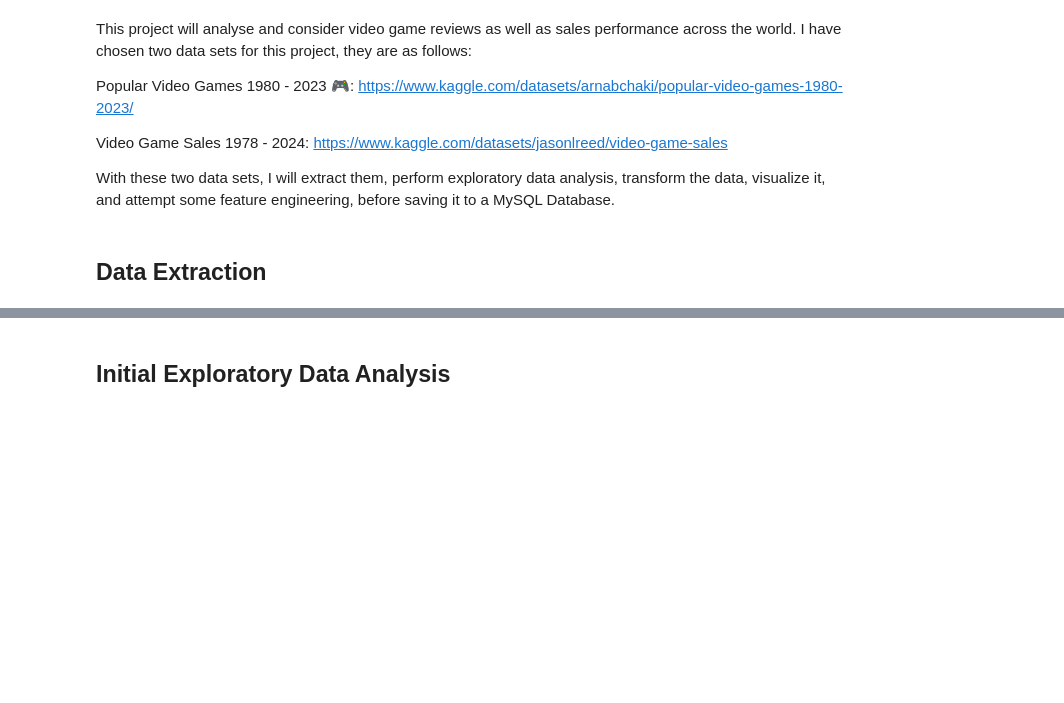
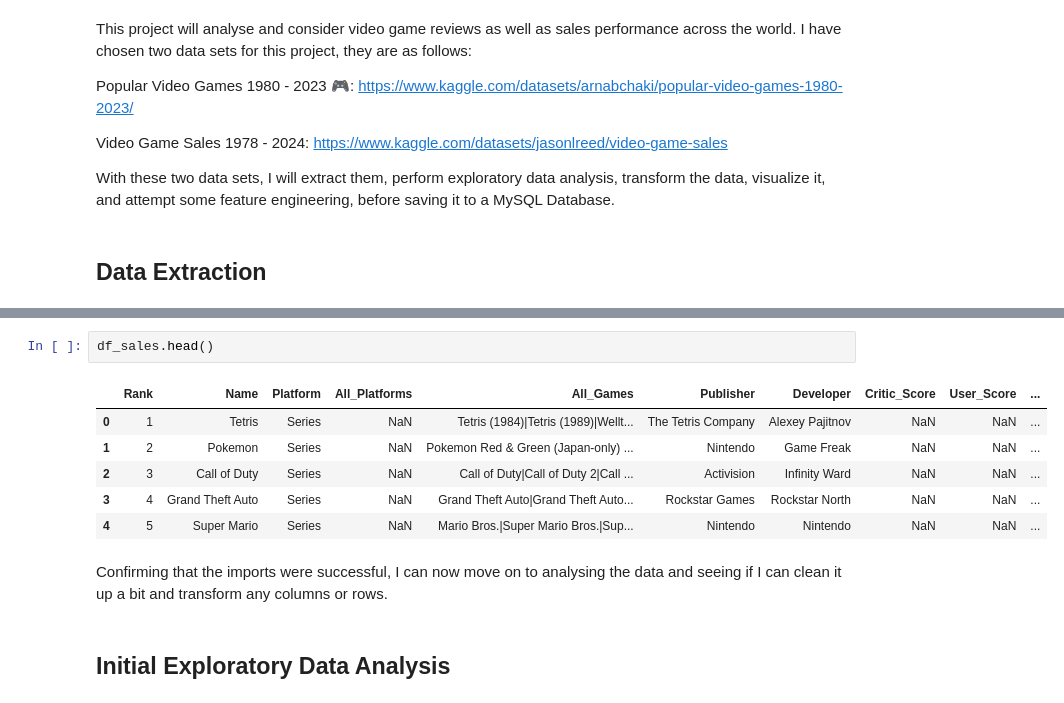
Before and after one commit to Rayan-Arshed/Data-Pipeline-Assessment-Video-Game-Data, a Jupyter notebook: Data-Pipeline-Assessment.ipynb, the cells around one changed output, grey strips where cells are left out. Drawn from its saved outputs; the diff is of its cells as text; blank space fills up the shorter version.

```diff
--- a/Data-Pipeline-Assessment.ipynb
+++ b/Data-Pipeline-Assessment.ipynb
@@ -15,2 +35,13 @@ With these two data sets, I will extract them, perform exploratory data analysis
+# %%
+df_sales.head()
+# %% [output]
+|  | Rank | Name | Platform | All_Platforms | All_Games | Publisher | Developer | Critic_Score | User_Score | ... |
+| 0 | 1 | Tetris | Series | NaN | Tetris (1984)|Tetris (1989)|Wellt... | The Tetris Company | Alexey Pajitnov | NaN | NaN | ... |
+| 1 | 2 | Pokemon | Series | NaN | Pokemon Red & Green (Japan-only) ... | Nintendo | Game Freak | NaN | NaN | ... |
+| 2 | 3 | Call of Duty | Series | NaN | Call of Duty|Call of Duty 2|Call ... | Activision | Infinity Ward | NaN | NaN | ... |
+| 3 | 4 | Grand Theft Auto | Series | NaN | Grand Theft Auto|Grand Theft Auto... | Rockstar Games | Rockstar North | NaN | NaN | ... |
+| 4 | 5 | Super Mario | Series | NaN | Mario Bros.|Super Mario Bros.|Sup... | Nintendo | Nintendo | NaN | NaN | ... |
+# %% [markdown]
+Confirming that the imports were successful, I can now move on to analysing the data and seeing if I can clean it up a bit and transform any columns or rows.
 # %% [markdown]
 ## Initial Exploratory Data Analysis
```
Also changed, not shown: parts of 9 cells of this notebook.
